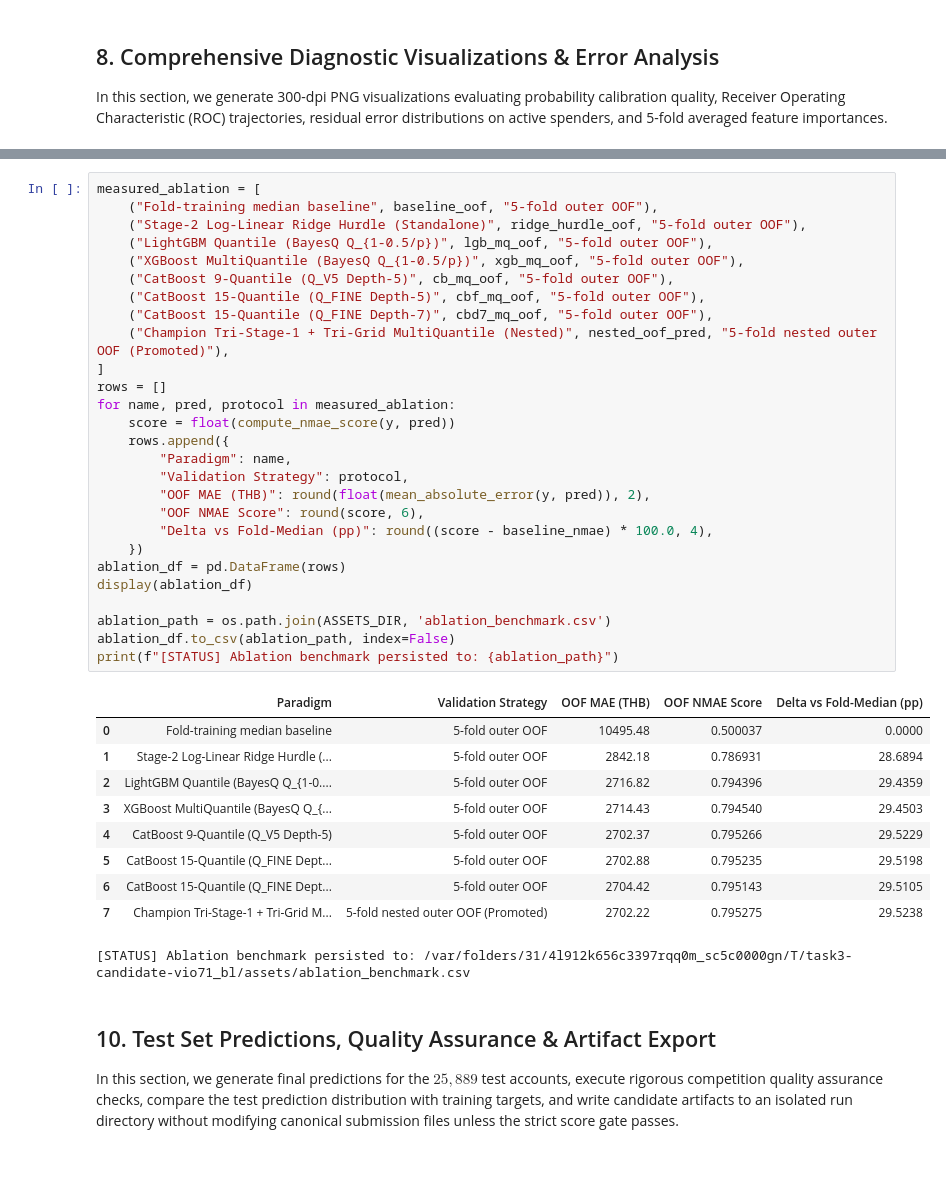
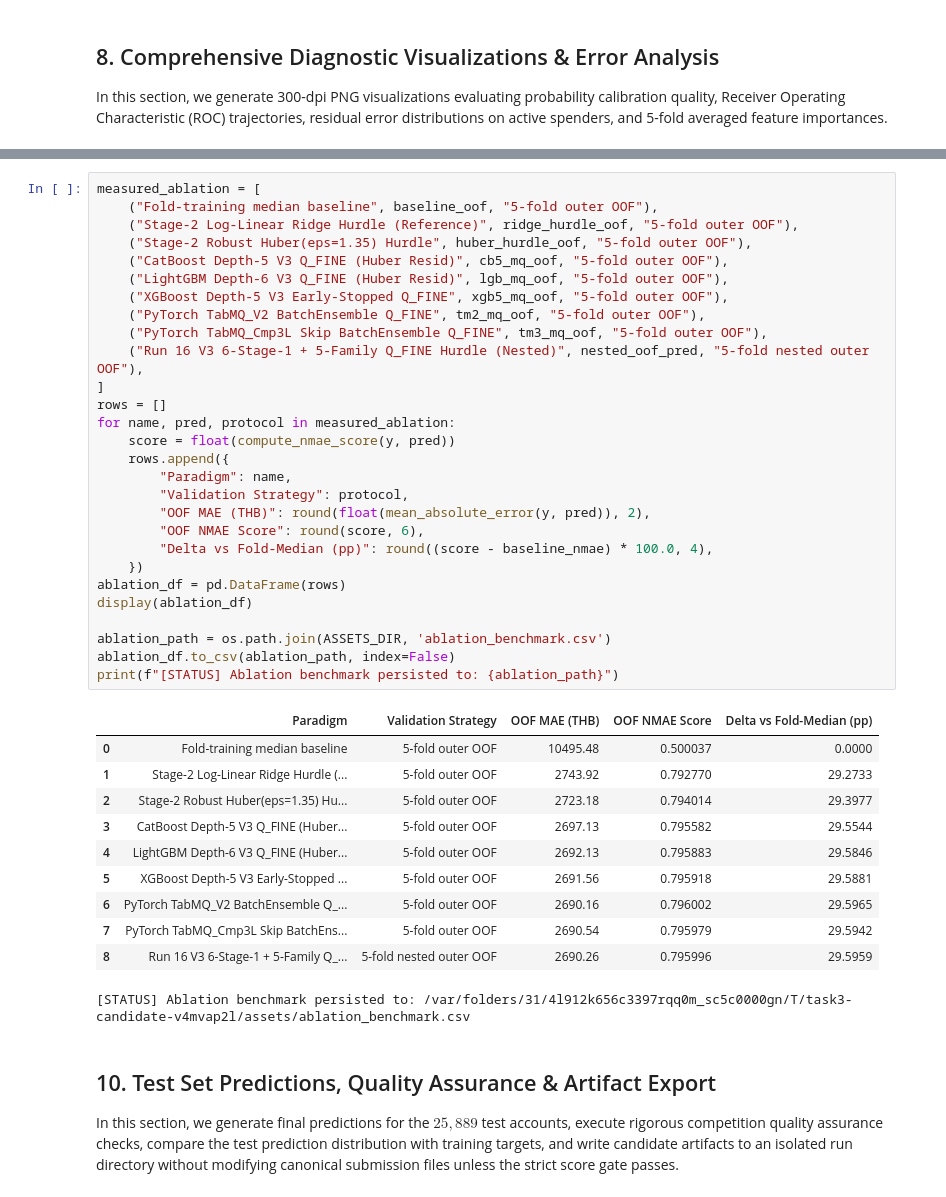
Before and after one commit to Palapluem/ml00x, a Jupyter notebook: task3/task3_monthly_spending.ipynb, the cells around one changed output, grey strips where cells are left out. Drawn from its saved outputs; the diff is of its cells as text; blank space fills up the shorter version.

Commit message:
feat(run16): upgrade Task 3 V3+MPS & Task 5 4-Fam Raw-NaN + Run 15 T1/T2/T4 (#50)

```diff
--- a/task3/task3_monthly_spending.ipynb
+++ b/task3/task3_monthly_spending.ipynb
@@ -1237,41 +1523,43 @@ The table compares outer-OOF MAE and NMAE with the fold-training median baseline
 # %%
 measured_ablation = [
     ("Fold-training median baseline", baseline_oof, "5-fold outer OOF"),
-    ("Stage-2 Log-Linear Ridge Hurdle (Standalone)", ridge_hurdle_oof, "5-fold outer OOF"),
-    ("LightGBM Quantile (BayesQ Q_{1-0.5/p})", lgb_mq_oof, "5-fold outer OOF"),
-    ("XGBoost MultiQuantile (BayesQ Q_{1-0.5/p})", xgb_mq_oof, "5-fold outer OOF"),
-    ("CatBoost 9-Quantile (Q_V5 Depth-5)", cb_mq_oof, "5-fold outer OOF"),
-    ("CatBoost 15-Quantile (Q_FINE Depth-5)", cbf_mq_oof, "5-fold outer OOF"),
-    ("CatBoost 15-Quantile (Q_FINE Depth-7)", cbd7_mq_oof, "5-fold outer OOF"),
-    ("Champion Tri-Stage-1 + Tri-Grid MultiQuantile (Nested)", nested_oof_pred, "5-fold nested outer OOF (Promoted)"),
+    ("Stage-2 Log-Linear Ridge Hurdle (Reference)", ridge_hurdle_oof, "5-fold outer OOF"),
+    ("Stage-2 Robust Huber(eps=1.35) Hurdle", huber_hurdle_oof, "5-fold outer OOF"),
+    ("CatBoost Depth-5 V3 Q_FINE (Huber Resid)", cb5_mq_oof, "5-fold outer OOF"),
+    ("LightGBM Depth-6 V3 Q_FINE (Huber Resid)", lgb_mq_oof, "5-fold outer OOF"),
+    ("XGBoost Depth-5 V3 Early-Stopped Q_FINE", xgb5_mq_oof, "5-fold outer OOF"),
+    ("PyTorch TabMQ_V2 BatchEnsemble Q_FINE", tm2_mq_oof, "5-fold outer OOF"),
+    ("PyTorch TabMQ_Cmp3L Skip BatchEnsemble Q_FINE", tm3_mq_oof, "5-fold outer OOF"),
+    ("Run 16 V3 6-Stage-1 + 5-Family Q_FINE Hurdle (Nested)", nested_oof_pred, "5-fold nested outer OOF"),
 ]
 rows = []
 for name, pred, protocol in measured_ablation:
     score = float(compute_nmae_score(y, pred))
     rows.append({
         "Paradigm": name,
         "Validation Strategy": protocol,
         "OOF MAE (THB)": round(float(mean_absolute_error(y, pred)), 2),
         "OOF NMAE Score": round(score, 6),
         "Delta vs Fold-Median (pp)": round((score - baseline_nmae) * 100.0, 4),
     })
 ablation_df = pd.DataFrame(rows)
 display(ablation_df)
 
 ablation_path = os.path.join(ASSETS_DIR, 'ablation_benchmark.csv')
 ablation_df.to_csv(ablation_path, index=False)
 print(f"[STATUS] Ablation benchmark persisted to: {ablation_path}")
 # %% [output]
 |  | Paradigm | Validation Strategy | OOF MAE (THB) | OOF NMAE Score | Delta vs Fold-Median (pp) |
 | 0 | Fold-training median baseline | 5-fold outer OOF | 10495.48 | 0.500037 | 0.0000 |
-| 1 | Stage-2 Log-Linear Ridge Hurdle (... | 5-fold outer OOF | 2842.18 | 0.786931 | 28.6894 |
-| 2 | LightGBM Quantile (BayesQ Q_{1-0.... | 5-fold outer OOF | 2716.82 | 0.794396 | 29.4359 |
-| 3 | XGBoost MultiQuantile (BayesQ Q_{... | 5-fold outer OOF | 2714.43 | 0.794540 | 29.4503 |
-| 4 | CatBoost 9-Quantile (Q_V5 Depth-5) | 5-fold outer OOF | 2702.37 | 0.795266 | 29.5229 |
-| 5 | CatBoost 15-Quantile (Q_FINE Dept... | 5-fold outer OOF | 2702.88 | 0.795235 | 29.5198 |
-| 6 | CatBoost 15-Quantile (Q_FINE Dept... | 5-fold outer OOF | 2704.42 | 0.795143 | 29.5105 |
-| 7 | Champion Tri-Stage-1 + Tri-Grid M... | 5-fold nested outer OOF (Promoted) | 2702.22 | 0.795275 | 29.5238 |
+| 1 | Stage-2 Log-Linear Ridge Hurdle (... | 5-fold outer OOF | 2743.92 | 0.792770 | 29.2733 |
+| 2 | Stage-2 Robust Huber(eps=1.35) Hu... | 5-fold outer OOF | 2723.18 | 0.794014 | 29.3977 |
+| 3 | CatBoost Depth-5 V3 Q_FINE (Huber... | 5-fold outer OOF | 2697.13 | 0.795582 | 29.5544 |
+| 4 | LightGBM Depth-6 V3 Q_FINE (Huber... | 5-fold outer OOF | 2692.13 | 0.795883 | 29.5846 |
+| 5 | XGBoost Depth-5 V3 Early-Stopped ... | 5-fold outer OOF | 2691.56 | 0.795918 | 29.5881 |
+| 6 | PyTorch TabMQ_V2 BatchEnsemble Q_... | 5-fold outer OOF | 2690.16 | 0.796002 | 29.5965 |
+| 7 | PyTorch TabMQ_Cmp3L Skip BatchEns... | 5-fold outer OOF | 2690.54 | 0.795979 | 29.5942 |
+| 8 | Run 16 V3 6-Stage-1 + 5-Family Q_... | 5-fold nested outer OOF | 2690.26 | 0.795996 | 29.5959 |
-[STATUS] Ablation benchmark persisted to: /var/folders/31/4l912k656c3397rqq0m_sc5c0000gn/T/task3-candidate-vio71_bl/assets/ablation_benchmark.csv
+[STATUS] Ablation benchmark persisted to: /var/folders/31/4l912k656c3397rqq0m_sc5c0000gn/T/task3-candidate-v4mvap2l/assets/ablation_benchmark.csv
 # %% [markdown]
 ## 10. Test Set Predictions, Quality Assurance & Artifact Export
 
```
Also changed, not shown: parts of 14 cells of this notebook, 13 other files.
